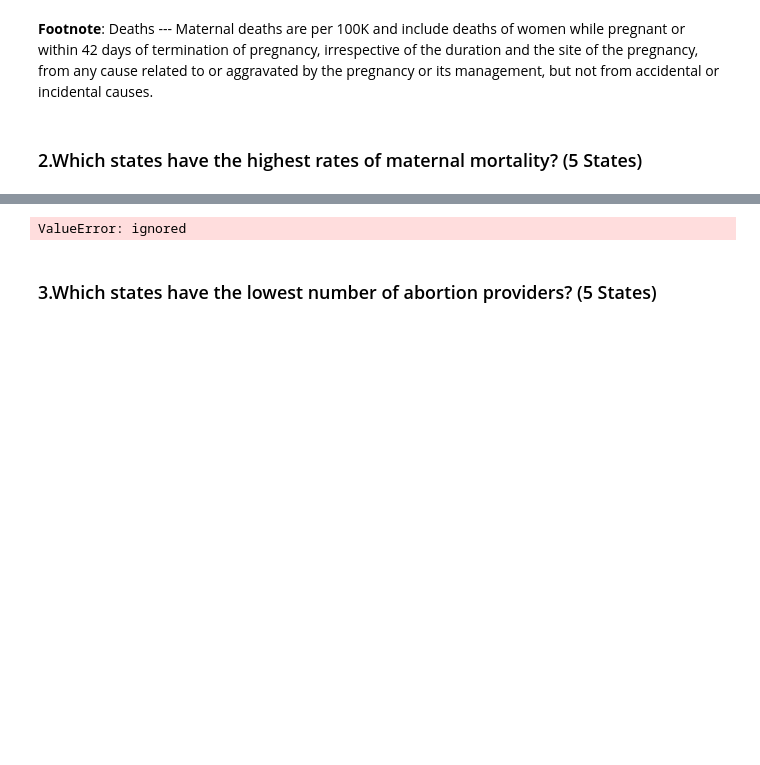
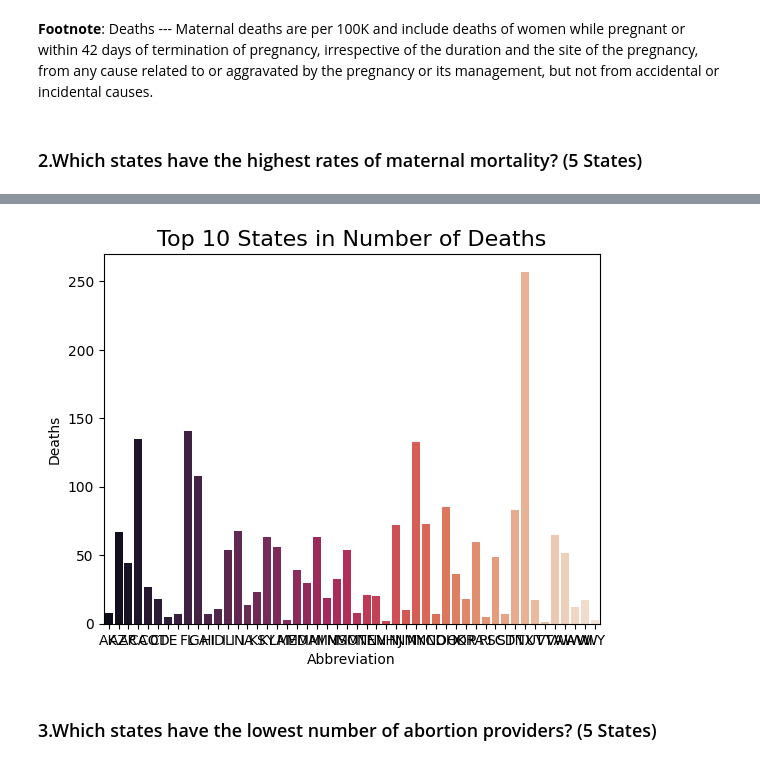
Before and after one commit to TuckerRasbury/00_MaternalMortalityandAbortionRelatedStatistics, a Jupyter notebook: 01_DataWrangling_PublicData.ipynb, the cells around one changed output, grey strips where cells are left out. Saved outputs shown, nothing was run; the diff lists cells and outputs as text; code cells hidden in the pictures; blank space fills up the shorter version.

```diff
--- a/01_DataWrangling_PublicData.ipynb
+++ b/01_DataWrangling_PublicData.ipynb
@@ -407,14 +407,34 @@ Highest_Deaths_df
 | 32 | North Carolina | NC | 73 | 20.6 | 16.1 | 25.9 | ... |
 | 29 | New Jersey | NJ | 72 | 24.1 | 18.9 | 30.3 | ... |
 | 13 | Indiana | IN | 68 | 28.2 | 21.9 | 35.8 | ... |
-# %%
-#2 Cont'd
-## Graph - Top 10 in Highest in Deaths
-
-Highest_Deaths_df = sns.load_dataset("Highest_Deaths_df")
-sns.barplot(data=df, x="State", y="Deaths")
-# %% [output]
-ValueError: ignored
+# %%
+#2 Cont'd
+## Graph - Top 10 in Highest in Deaths
+
+## Quick Data Cleaning
+Highest_Deaths_df["Deaths"] = pd.to_numeric(Highest_Deaths_df["Deaths"], errors="raise")
+
+# Sort the DataFrame by the `column_name` column
+## df = df.sort_values(by="column_name")
+
+# Filter the DataFrame by the `column_name` column
+## df = df[df["column_name"] == "value"]
+
+## Deaths and maternal mortality
+# Create a bar chart
+sns.barplot(x="Abbreviation", y="Deaths", data=VitalStatistics_df, palette="rocket")
+
+# Set the title w/ font size
+plt.title("Top 10 States in Number of Deaths", fontsize=16)
+
+# Change the font size of the axes labels
+## Off Switch - > plt.set_xlabel("Abbreviation", fontsize=1)
+## Off Switch - > plt.set_ylabel("Deaths", fontsize=1)
+
+# Show the plot
+plt.show()
+# %% [output]
+[figure, added]
 # %% [markdown]
 ### 3.Which states have the lowest number of abortion providers? (5 States)
 # %%
```
